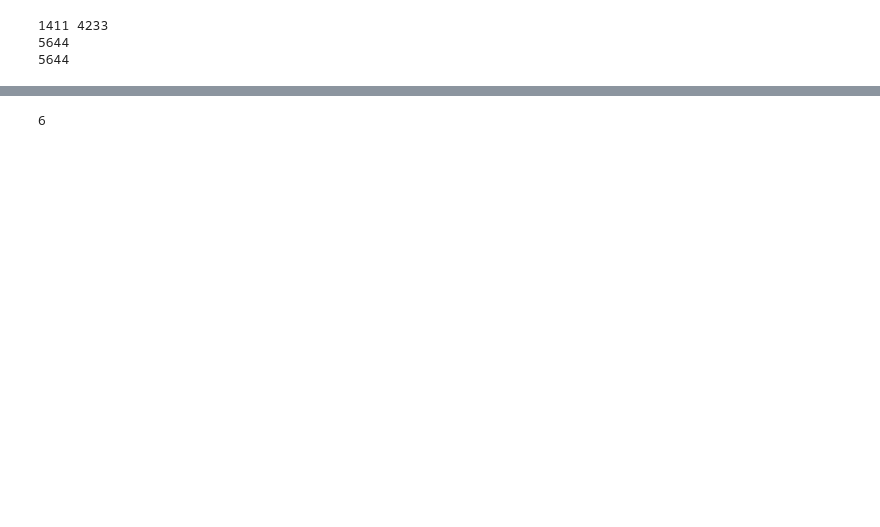
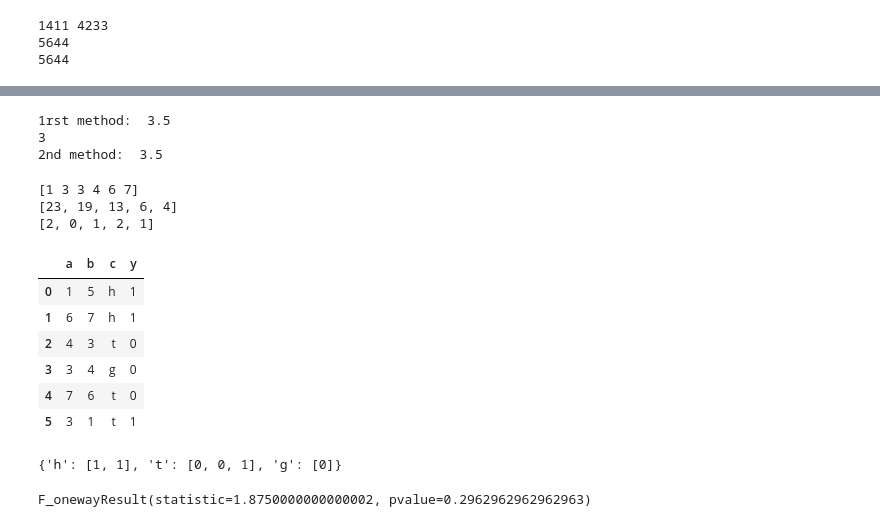
Before and after one commit to ssuihko/DPimplementation, a Jupyter notebook: finalDPRF_new.ipynb, the cells around one changed output, grey strips where cells are left out. Saved outputs shown, nothing was run; the diff lists cells and outputs as text; code cells hidden in the pictures; blank space fills up the shorter version.

```diff
--- a/finalDPRF_new.ipynb
+++ b/finalDPRF_new.ipynb
@@ -371,11 +451,3 @@ accuracy = 0.9822820694542878
 #print("accuracy = {}".format(accuracy))
 # %%
 # %history -g -f hybridTree2019.ipynb
-# %%
-import statistics
-
-l = [1,3,4,5,3,11,18,13,6,7,8]
-
-statistics.median(l)
-# %% [output]
-6
@@ -406,0 +454,34 @@ def median(data):
+# %%
+def median(nums):
+    nums = sorted(nums)
+    middle1 = (len(nums) - 1) // 2
+    middle2 = len(nums) // 2
+    return (nums[middle1] + nums[middle2]) / 2
+
+print("1rst method: ", median(t["a"]))
+print("2nd method: ", median2(t["a"]))
+# %% [output]
+1rst method:  3.5
+3
+2nd method:  3.5
+# %%
+n = list(t.iloc[:,0])
+n2 = np.sort(n)
+
+print(n2)
+
+def calcabs(l):
+    return([ abs(l[i] - l[i+1]) for i in range(0, len(l) -1 )  ])
+
+
+def calsumcabs(l):
+    return([ abs(  sum(l[0:i]) - sum(l[i+1:len(l)])  ) for i in range(0, len(l) -1 )  ])
+
+print(calsumcabs(n2))
+print(calcabs(n2))
+
+#calcabs(n2)
+# %% [output]
+[1 3 3 4 6 7]
+[23, 19, 13, 6, 4]
+[2, 0, 1, 2, 1]
@@ -406,0 +504,30 @@ def median(data):
+# %%
+import pandas as pd
+t = pd.DataFrame({"a": [1,6,4,3,7,3], "b":[5,7,3,4,6,1], "c":["h","h","t","g","t","t"], "y":[1,1,0,0,0,1]})
+t
+# %% [output]
+|  | a | b | c | y |
+| 0 | 1 | 5 | h | 1 |
+| 1 | 6 | 7 | h | 1 |
+| 2 | 4 | 3 | t | 0 |
+| 3 | 3 | 4 | g | 0 |
+| 4 | 7 | 6 | t | 0 |
+| 5 | 3 | 1 | t | 1 |
+# %%
+d = {}
+for el in list(t['c'].unique()):
+    a = list(t[t['c'] == el]['y'])
+    d[el] = a
+
+print(d)
+# %% [output]
+{'h': [1, 1], 't': [0, 0, 1], 'g': [0]}
+# %%
+import numpy as np
+from scipy.stats import f_oneway
+
+f_oneway(d['h'], d['t'], d['g'])
+# since p-value is more than 0.05, we don't accepth the alternate hyp.
+# Var c does not affect target y.
+# %% [output]
+F_onewayResult(statistic=1.8750000000000002, pvalue=0.2962962962962963)
```
Also changed, not shown: parts of 34 cells of this notebook, 2 other files.
